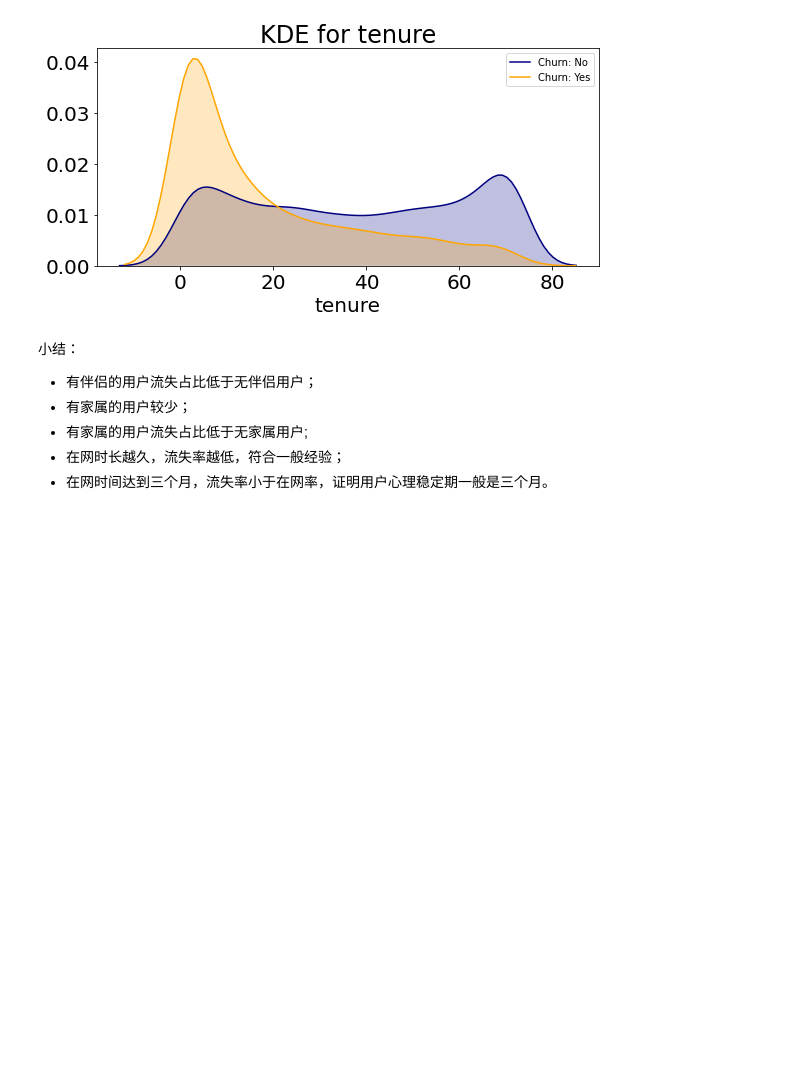
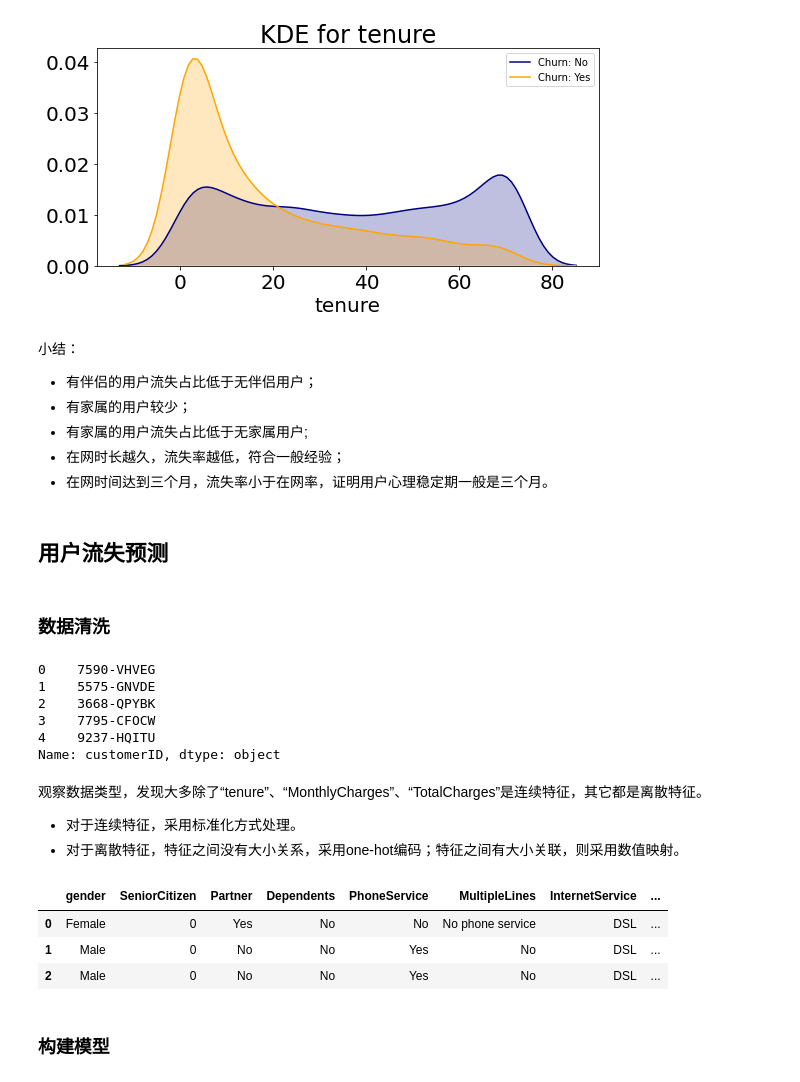
Before and after one commit to ShaoZC/Quantitative_Risk_Management_in_Python, a Jupyter notebook: risk_analysis_telco-customer-churn.ipynb, the cells around one changed output. Cells and saved outputs as stored; diff of their text form; code cells hidden in the pictures; blank space fills up the shorter version.

```diff
--- a/risk_analysis_telco-customer-churn.ipynb
+++ b/risk_analysis_telco-customer-churn.ipynb
@@ -190,3 +187,32 @@ plt.show()
 - 有家属的用户流失占比低于无家属用户;
 - 在网时长越久，流失率越低，符合一般经验；
 - 在网时间达到三个月，流失率小于在网率，证明用户心理稳定期一般是三个月。
+# %% [markdown]
+## 用户流失预测
+# %% [markdown]
+### 数据清洗
+# %%
+customer_id=data['customerID']
+print(customer_id.head())
+# %% [output]
+0    7590-VHVEG
+1    5575-GNVDE
+2    3668-QPYBK
+3    7795-CFOCW
+4    9237-HQITU
+Name: customerID, dtype: object
+# %%
+data.drop(['customerID'],axis=1,inplace=True)
+# %% [markdown]
+观察数据类型，发现大多除了“tenure”、“MonthlyCharges”、“TotalCharges”是连续特征，其它都是离散特征。
+- 对于连续特征，采用标准化方式处理。
+- 对于离散特征，特征之间没有大小关系，采用one-hot编码；特征之间有大小关联，则采用数值映射。
+# %%
+cateCols = [c for c in data.columns if data[c].dtype == 'object' or c == 'SeniorCitizen']
+dfCate = data[cateCols].copy()
+dfCate.head(3)
+# %% [output]
+|  | gender | SeniorCitizen | Partner | Dependents | PhoneService | MultipleLines | InternetService | ... |
+| 0 | Female | 0 | Yes | No | No | No phone service | DSL | ... |
+| 1 | Male | 0 | No | No | Yes | No | DSL | ... |
+| 2 | Male | 0 | No | No | Yes | No | DSL | ... |
@@ -192,0 +260,2 @@ plt.show()
+# %% [markdown]
+### 构建模型
```
Also changed, not shown: parts of 9 cells of this notebook.
